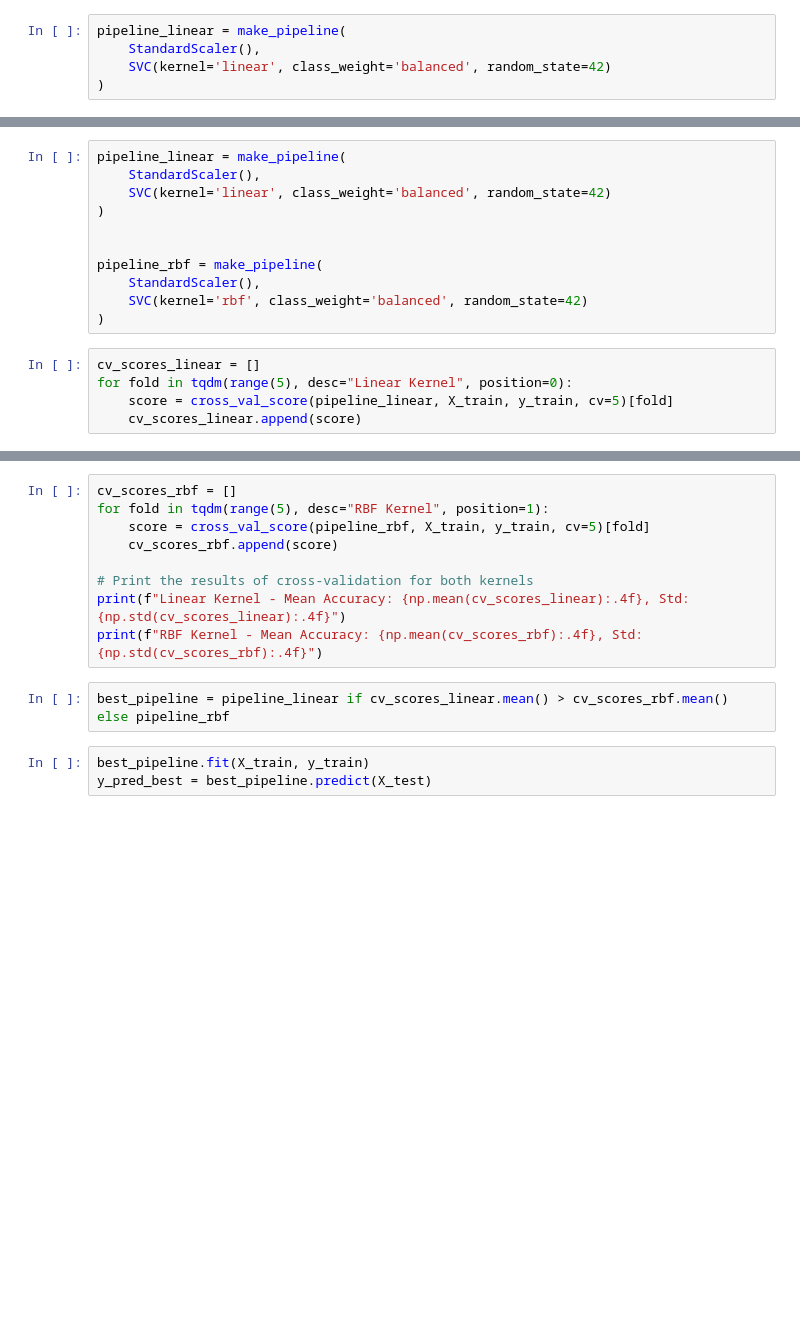
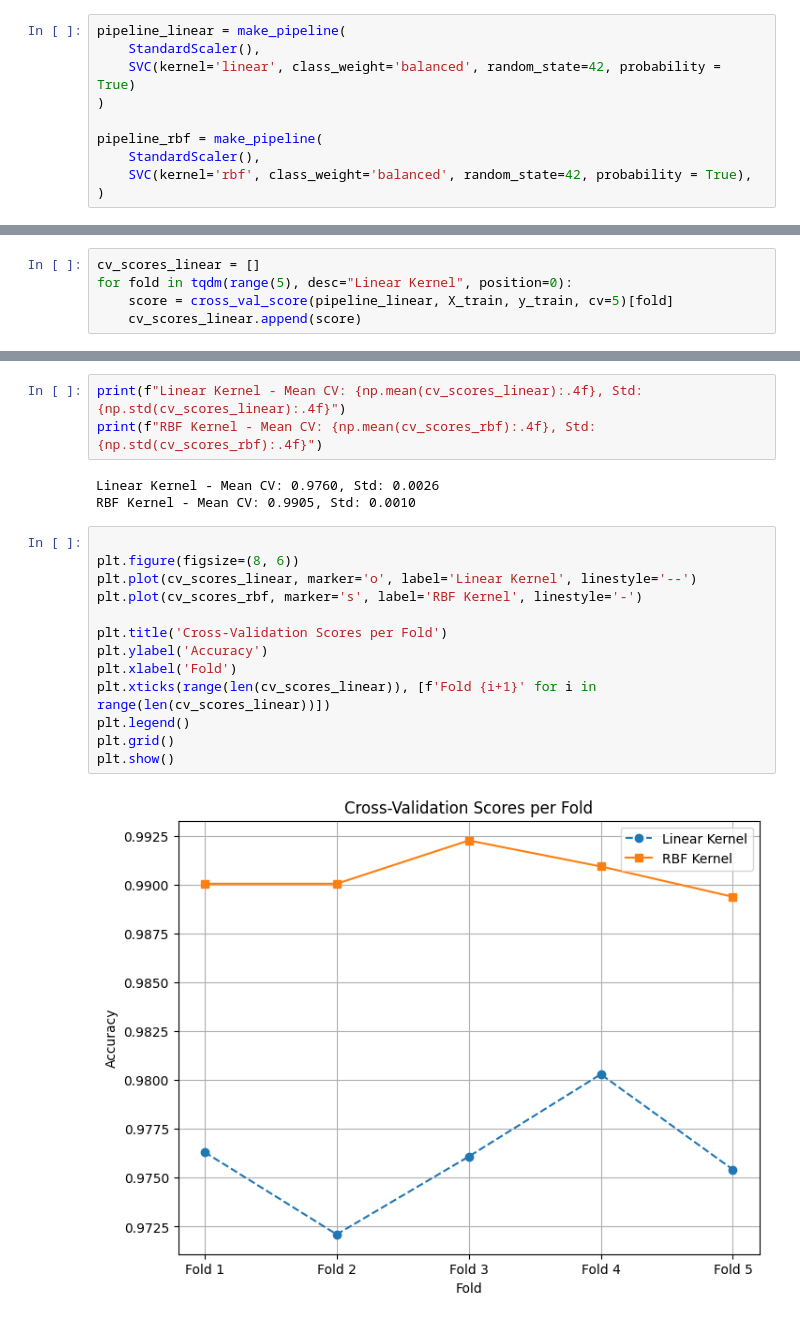
Before and after one commit to shirle21/Fraud-Detection, a Jupyter notebook: Models/SVMModels/BaseSVM.ipynb, the cells around one changed output, grey strips where cells are left out. Drawn from its saved outputs; the diff is of its cells as text; blank space fills up the shorter version.

```diff
--- a/Models/SVMModels/BaseSVM.ipynb
+++ b/Models/SVMModels/BaseSVM.ipynb
@@ -24,5 +57,10 @@ X_train, X_test, y_train, y_test = train_test_split(X, y, test_size=0.1, random_
 # %%
 pipeline_linear = make_pipeline(
     StandardScaler(),
-    SVC(kernel='linear', class_weight='balanced', random_state=42)
+    SVC(kernel='linear', class_weight='balanced', random_state=42, probability = True)
 )
+
+pipeline_rbf = make_pipeline(
+    StandardScaler(),
+    SVC(kernel='rbf', class_weight='balanced', random_state=42, probability = True),
+)
@@ -38,14 +67,3 @@ Pipeline(steps=[('standardscaler', StandardScaler()),
-# %%
-pipeline_linear = make_pipeline(
-    StandardScaler(),
-    SVC(kernel='linear', class_weight='balanced', random_state=42)
-)
-
-
-pipeline_rbf = make_pipeline(
-    StandardScaler(),
-    SVC(kernel='rbf', class_weight='balanced', random_state=42)
-)
 # %%
 cv_scores_linear = []
 for fold in tqdm(range(5), desc="Linear Kernel", position=0):
@@ -54,14 +77,21 @@ for fold in tqdm(range(5), desc="Linear Kernel", position=0):
 # %%
-cv_scores_rbf = []
-for fold in tqdm(range(5), desc="RBF Kernel", position=1):
-    score = cross_val_score(pipeline_rbf, X_train, y_train, cv=5)[fold]
-    cv_scores_rbf.append(score)
-
-# Print the results of cross-validation for both kernels
-print(f"Linear Kernel - Mean Accuracy: {np.mean(cv_scores_linear):.4f}, Std: {np.std(cv_scores_linear):.4f}")
-print(f"RBF Kernel - Mean Accuracy: {np.mean(cv_scores_rbf):.4f}, Std: {np.std(cv_scores_rbf):.4f}")
+print(f"Linear Kernel - Mean CV: {np.mean(cv_scores_linear):.4f}, Std: {np.std(cv_scores_linear):.4f}")
+print(f"RBF Kernel - Mean CV: {np.mean(cv_scores_rbf):.4f}, Std: {np.std(cv_scores_rbf):.4f}")
+# %% [output]
+Linear Kernel - Mean CV: 0.9760, Std: 0.0026
+RBF Kernel - Mean CV: 0.9905, Std: 0.0010
-# %%
-best_pipeline = pipeline_linear if cv_scores_linear.mean() > cv_scores_rbf.mean() else pipeline_rbf
-# %%
-best_pipeline.fit(X_train, y_train)
-y_pred_best = best_pipeline.predict(X_test)
+# %%
+
+plt.figure(figsize=(8, 6))
+plt.plot(cv_scores_linear, marker='o', label='Linear Kernel', linestyle='--')
+plt.plot(cv_scores_rbf, marker='s', label='RBF Kernel', linestyle='-')
+
+plt.title('Cross-Validation Scores per Fold')
+plt.ylabel('Accuracy')
+plt.xlabel('Fold')
+plt.xticks(range(len(cv_scores_linear)), [f'Fold {i+1}' for i in range(len(cv_scores_linear))])
+plt.legend()
+plt.grid()
+plt.show()
+# %% [output]
+[figure, added]
```
Also changed, not shown: parts of 15 cells of this notebook.
